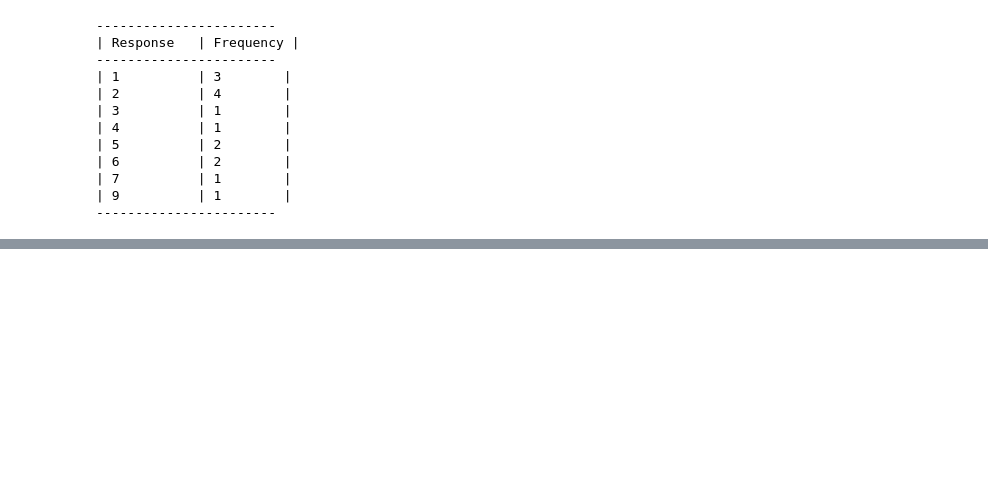
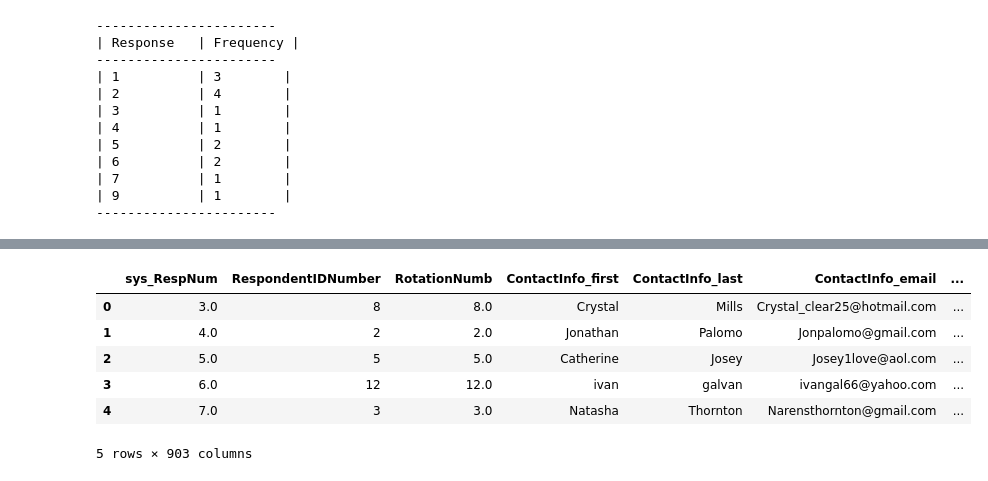
Before and after one commit to jellohead/taste_test_scripts, a Jupyter notebook: taste_test_scripts.ipynb, the cells around one changed output, grey strips where cells are left out. Cells and saved outputs as stored; diff of their text form; code cells hidden in the pictures; blank space fills up the shorter version.

```diff
--- a/taste_test_scripts.ipynb
+++ b/taste_test_scripts.ipynb
@@ -228,0 +327,10 @@ Total       1.0       6.0      14668.0
+# %%
+df.head()
+# %% [output]
+|  | sys_RespNum | RespondentIDNumber | RotationNumb | ContactInfo_first | ContactInfo_last | ContactInfo_email | ... |
+| 0 | 3.0 | 8 | 8.0 | Crystal | Mills | Crystal_clear25@hotmail.com | ... |
+| 1 | 4.0 | 2 | 2.0 | Jonathan | Palomo | Jonpalomo@gmail.com | ... |
+| 2 | 5.0 | 5 | 5.0 | Catherine | Josey | Josey1love@aol.com | ... |
+| 3 | 6.0 | 12 | 12.0 | ivan | galvan | ivangal66@yahoo.com | ... |
+| 4 | 7.0 | 3 | 3.0 | Natasha | Thornton | Narensthornton@gmail.com | ... |
+5 rows × 903 columns
```
Also changed, not shown: parts of 7 cells of this notebook.
